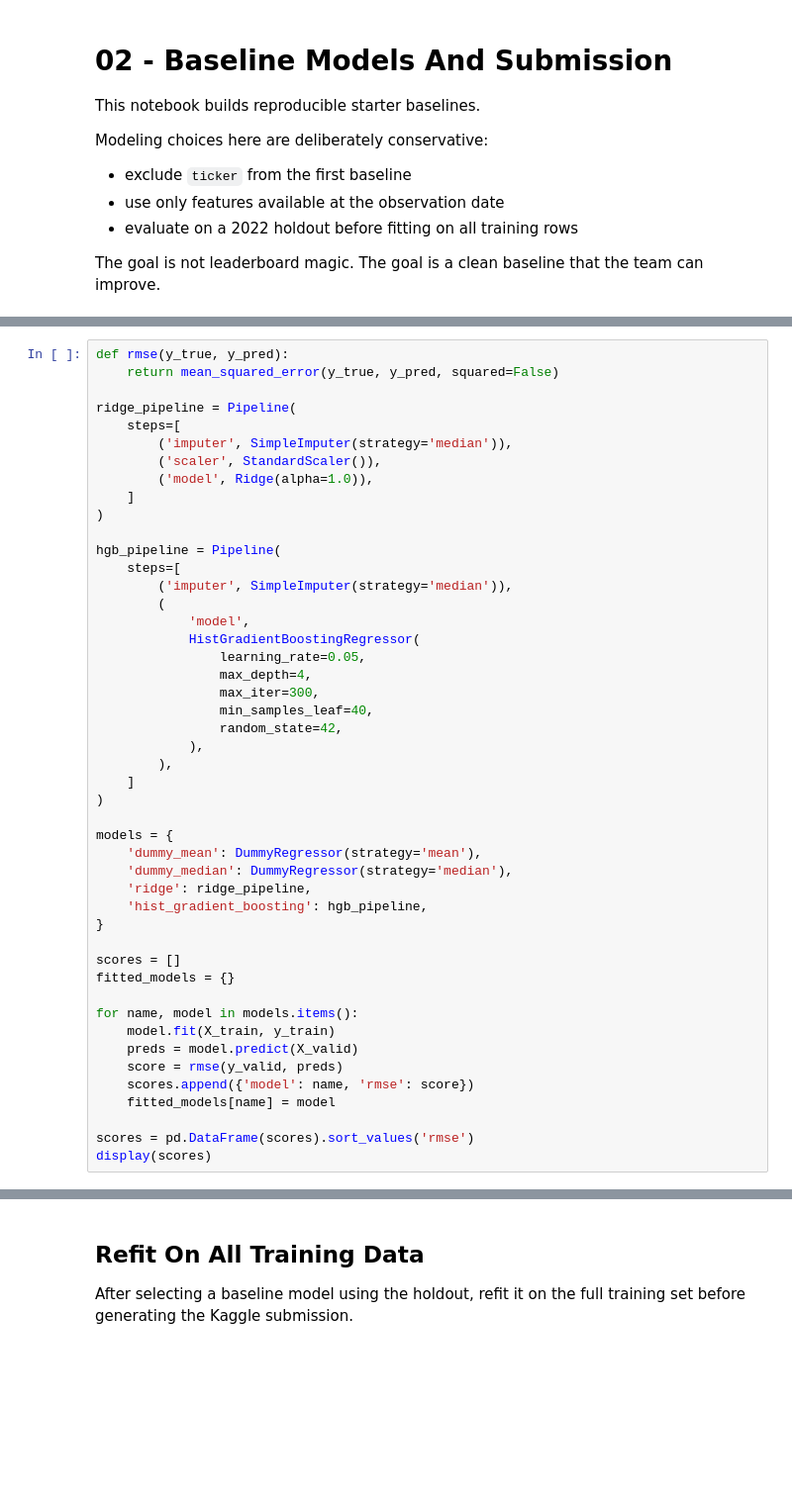
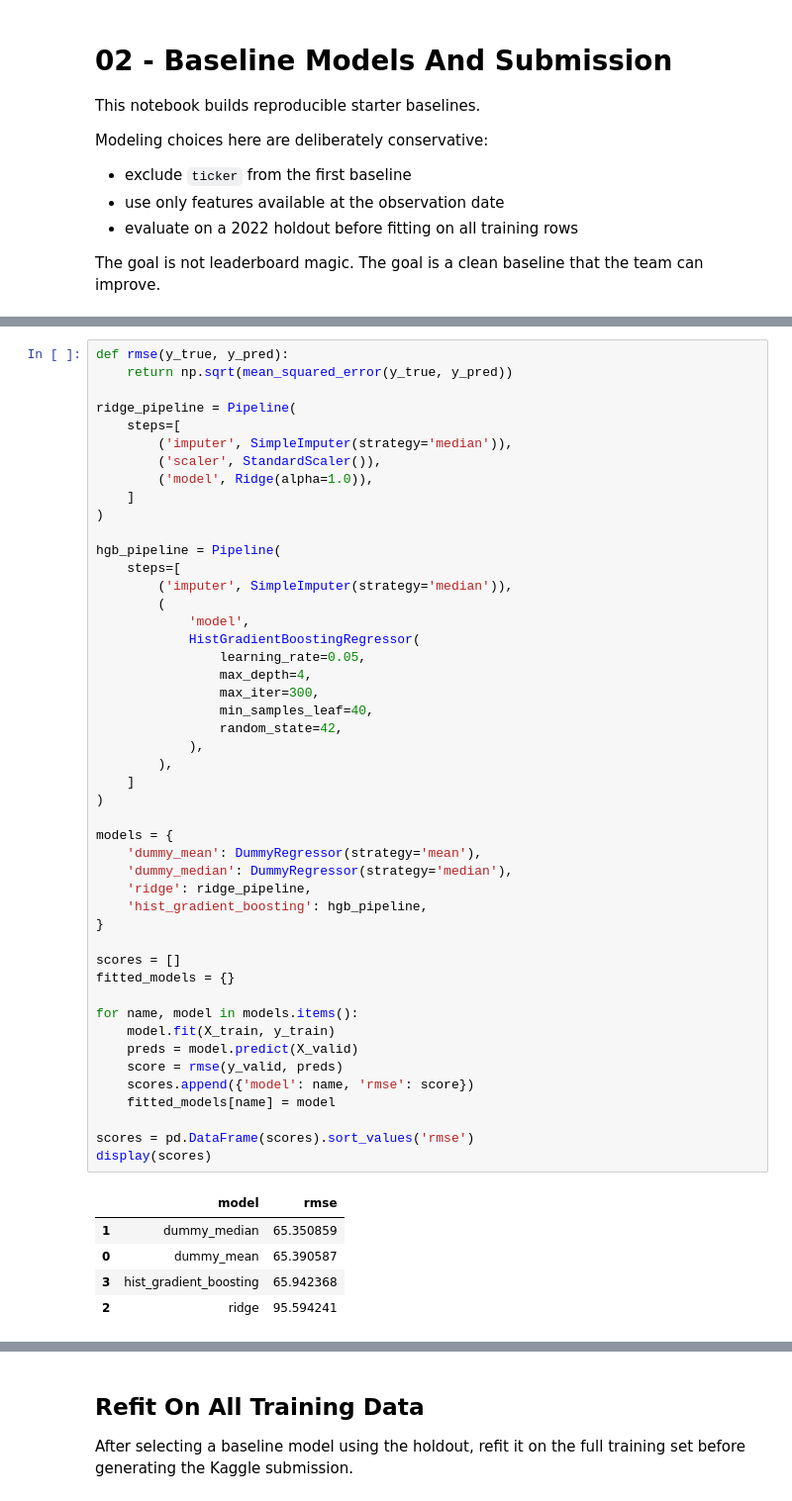
Before and after one commit to aachen-investment-club/kaggle-competition-stock-return-fundamentals, a Jupyter notebook: notebooks/02_baseline_models_and_submission.ipynb, the cells around one changed output, grey strips where cells are left out. Shown at 99% size. Cells and saved outputs as stored; diff of their text form; blank space fills up the shorter version.

```diff
--- a/notebooks/02_baseline_models_and_submission.ipynb
+++ b/notebooks/02_baseline_models_and_submission.ipynb
@@ -72,6 +87,6 @@ print('X_valid shape:', X_valid.shape)
 # %%
 def rmse(y_true, y_pred):
-    return mean_squared_error(y_true, y_pred, squared=False)
+    return np.sqrt(mean_squared_error(y_true, y_pred))
 
 ridge_pipeline = Pipeline(
     steps=[
@@ -89,33 +104,39 @@ hgb_pipeline = Pipeline(
             HistGradientBoostingRegressor(
                 learning_rate=0.05,
                 max_depth=4,
                 max_iter=300,
                 min_samples_leaf=40,
                 random_state=42,
             ),
         ),
     ]
 )
 
 models = {
     'dummy_mean': DummyRegressor(strategy='mean'),
     'dummy_median': DummyRegressor(strategy='median'),
     'ridge': ridge_pipeline,
     'hist_gradient_boosting': hgb_pipeline,
 }
 
 scores = []
 fitted_models = {}
 
 for name, model in models.items():
     model.fit(X_train, y_train)
     preds = model.predict(X_valid)
     score = rmse(y_valid, preds)
     scores.append({'model': name, 'rmse': score})
     fitted_models[name] = model
 
 scores = pd.DataFrame(scores).sort_values('rmse')
 display(scores)
+# %% [output]
+|  | model | rmse |
+| 1 | dummy_median | 65.350859 |
+| 0 | dummy_mean | 65.390587 |
+| 3 | hist_gradient_boosting | 65.942368 |
+| 2 | ridge | 95.594241 |
 # %%
 best_model_name = scores.iloc[0]['model']
 best_model = fitted_models[best_model_name]
```
Also changed, not shown: parts of 5 cells of this notebook, 3 other files.
